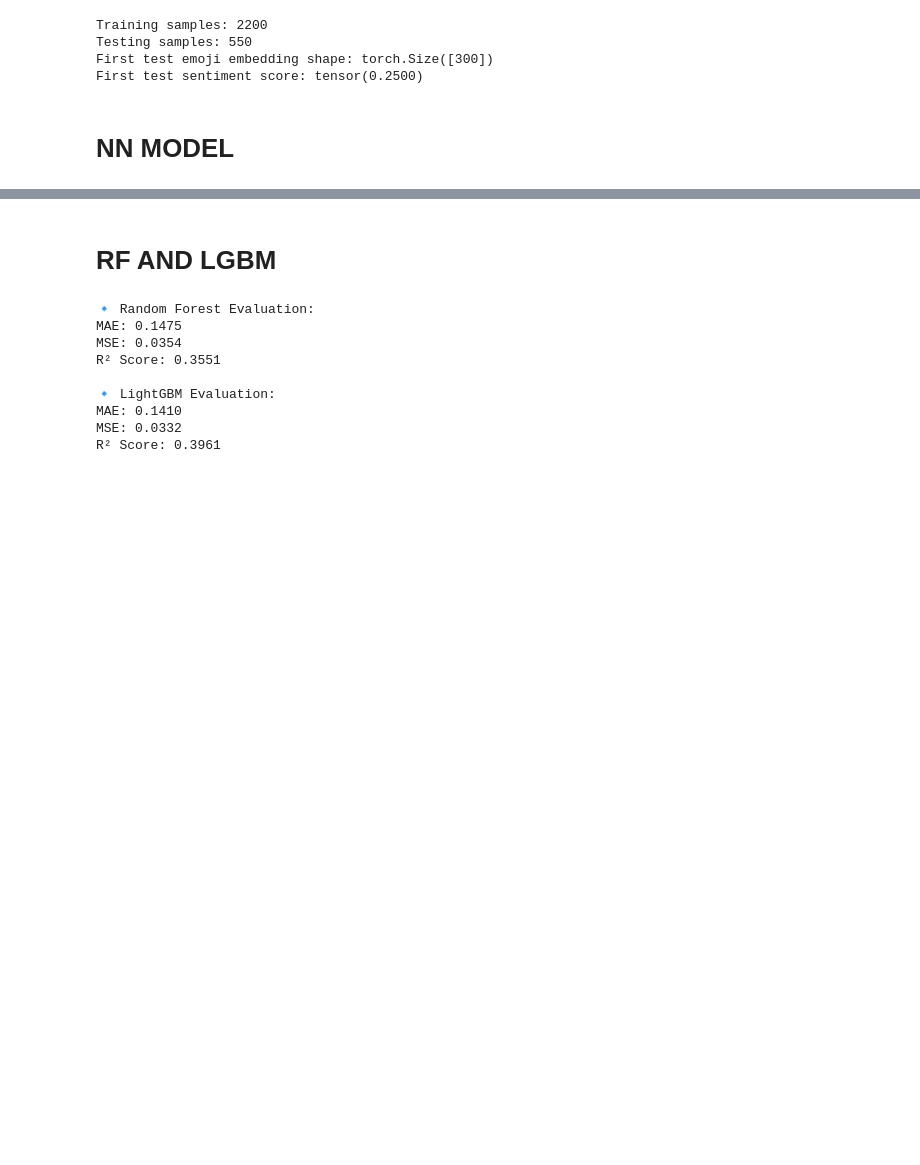
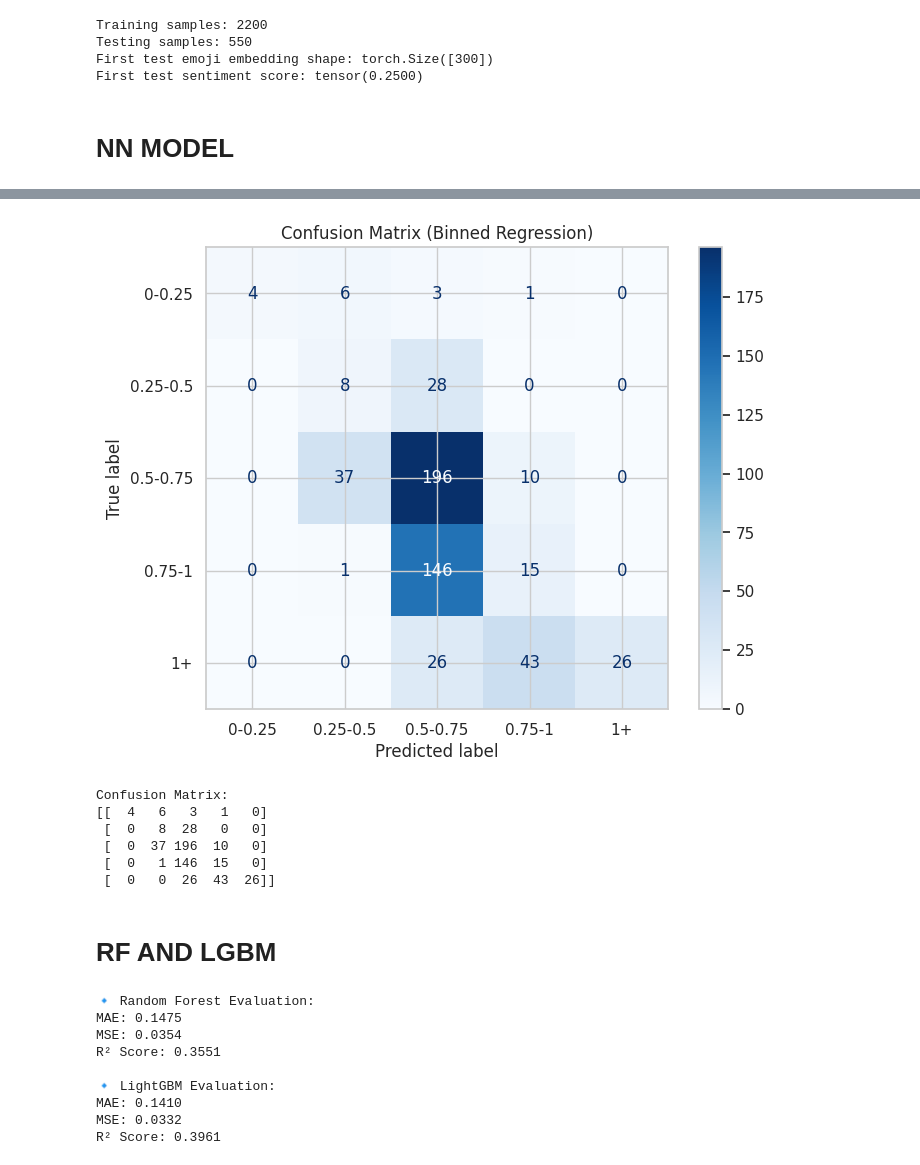
Before and after one commit to UjjwalPardeshi/emoji_analysis, a Jupyter notebook: performance_matrices.ipynb, the cells around one changed output, grey strips where cells are left out. Cells and saved outputs as stored; diff of their text form; code cells hidden in the pictures; blank space fills up the shorter version.

Commit message:
add eval graphs

```diff
--- a/performance_matrices.ipynb
+++ b/performance_matrices.ipynb
@@ -78,6 +78,19 @@ First test emoji embedding shape: torch.Size([300])
 First test sentiment score: tensor(0.2500)
 # %% [markdown]
 # NN MODEL
+# %%
+class SentimentModel(nn.Module):
+    def __init__(self):
+        super(SentimentModel, self).__init__()
+        self.fc1 = nn.Linear(300, 128)
+        self.fc2 = nn.Linear(128, 64)
+        self.fc3 = nn.Linear(64, 1)
+
+    def forward(self, x):
+        x = torch.relu(self.fc1(x))
+        x = torch.relu(self.fc2(x))
+        x = self.fc3(x)  # No activation for regression
+        return x
 # %%
 import torch
 import torch.nn as nn
@@ -124,3 +160,61 @@ R² Score: 0.4065
+# %%
+import torch
+import torch.nn as nn
+import torch.optim as optim
+from sklearn.metrics import confusion_matrix, ConfusionMatrixDisplay
+import matplotlib.pyplot as plt
+import numpy as np
+
+# Example of loading your trained model (adjust as needed)
+model = SentimentModel()  # Ensure this matches your saved model architecture
+model.load_state_dict(torch.load("model/only_emoji_NN_200.pth",
+                                 map_location=torch.device("cpu"),
+                                 weights_only=True))  # ✅ Fix here
+model.eval()  # Set model to evaluation mode
+
+# Lists to store true labels & predictions
+y_true, y_pred = [], []
+
+# Disable gradient calculations for inference
+with torch.no_grad():
+    for X_batch, y_batch in test_loader:
+        outputs = model(X_batch).squeeze()  # Forward pass
+        y_true.extend(y_batch.numpy())  # Store true values
+        y_pred.extend(outputs.numpy())  # Store predictions
+
+# Convert to NumPy arrays
+y_true = np.array(y_true)
+y_pred = np.array(y_pred)
+
+# Define the bins for discretizing continuous values
+bins = [0, 0.25, 0.5, 0.75, 1, 1.5]  # Example bins with an extra bin for values > 1
+bin_labels = ["0-0.25", "0.25-0.5", "0.5-0.75", "0.75-1", "1+"]  # Adjusted bin labels
+
+# Bin the continuous true and predicted values
+y_true_binned = np.digitize(y_true, bins) - 1  # Subtract 1 to align the bins with labels
+y_pred_binned = np.digitize(y_pred, bins) - 1  # Same binning for predicted values
+
+# Compute confusion matrix for binned values
+cm = confusion_matrix(y_true_binned, y_pred_binned)
+
+# Visualize the confusion matrix
+fig, ax = plt.subplots(figsize=(8, 6))
+disp = ConfusionMatrixDisplay(confusion_matrix=cm, display_labels=bin_labels)
+disp.plot(cmap="Blues", ax=ax)
+plt.title('Confusion Matrix (Binned Regression)')
+plt.savefig('binned_confusion_matrix.png')  # Save as an image
+plt.show()
+
+# Optional: Print the confusion matrix to the console
+print(f"Confusion Matrix:\n{cm}")
+# %% [output]
+[figure, added]
+Confusion Matrix:
+[[  4   6   3   1   0]
+ [  0   8  28   0   0]
+ [  0  37 196  10   0]
+ [  0   1 146  15   0]
+ [  0   0  26  43  26]]
 # %% [markdown]
 # RF AND LGBM
 # %%
```
Also changed, not shown: parts of 5 cells of this notebook, 17 other files.
